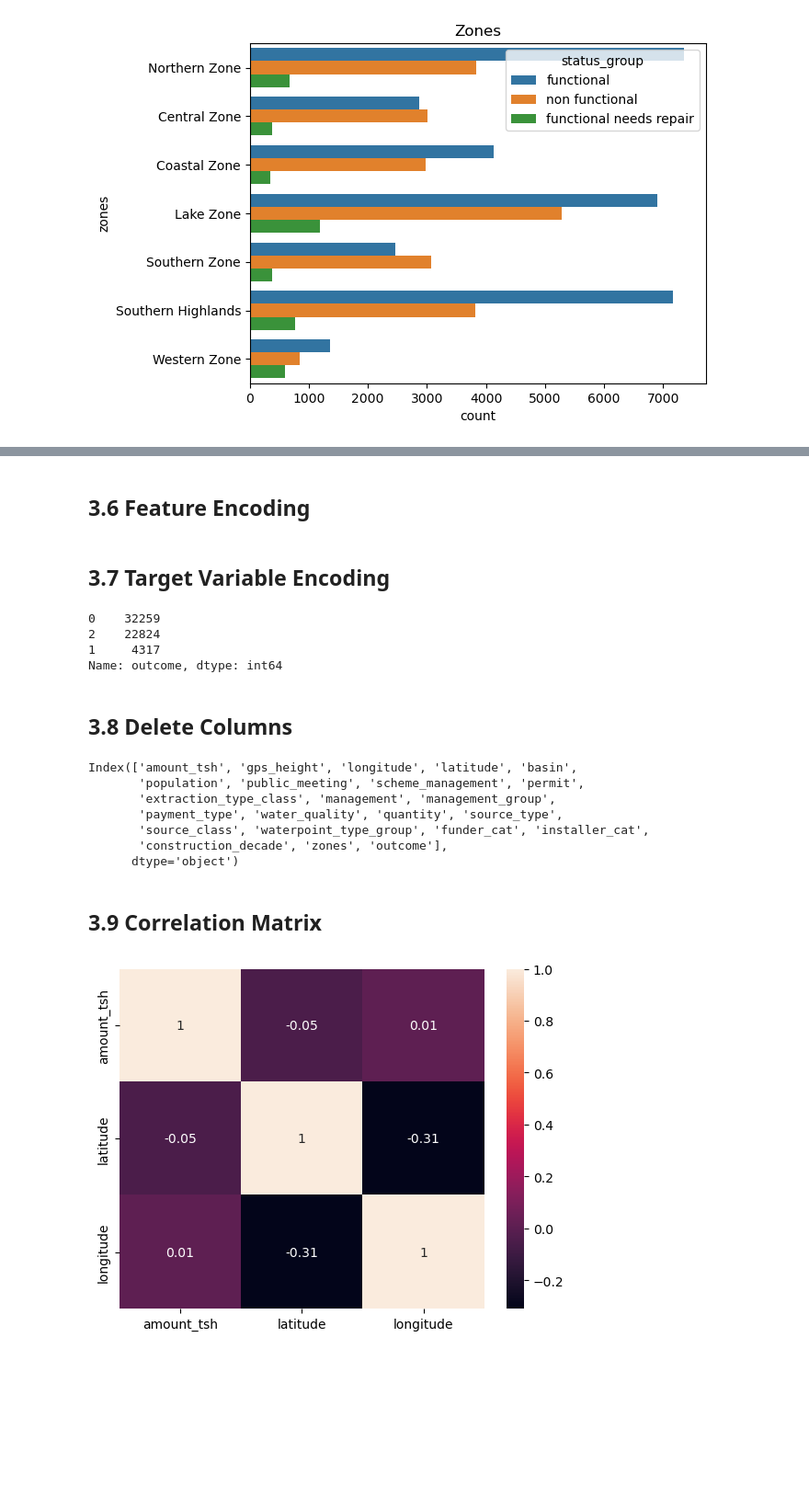
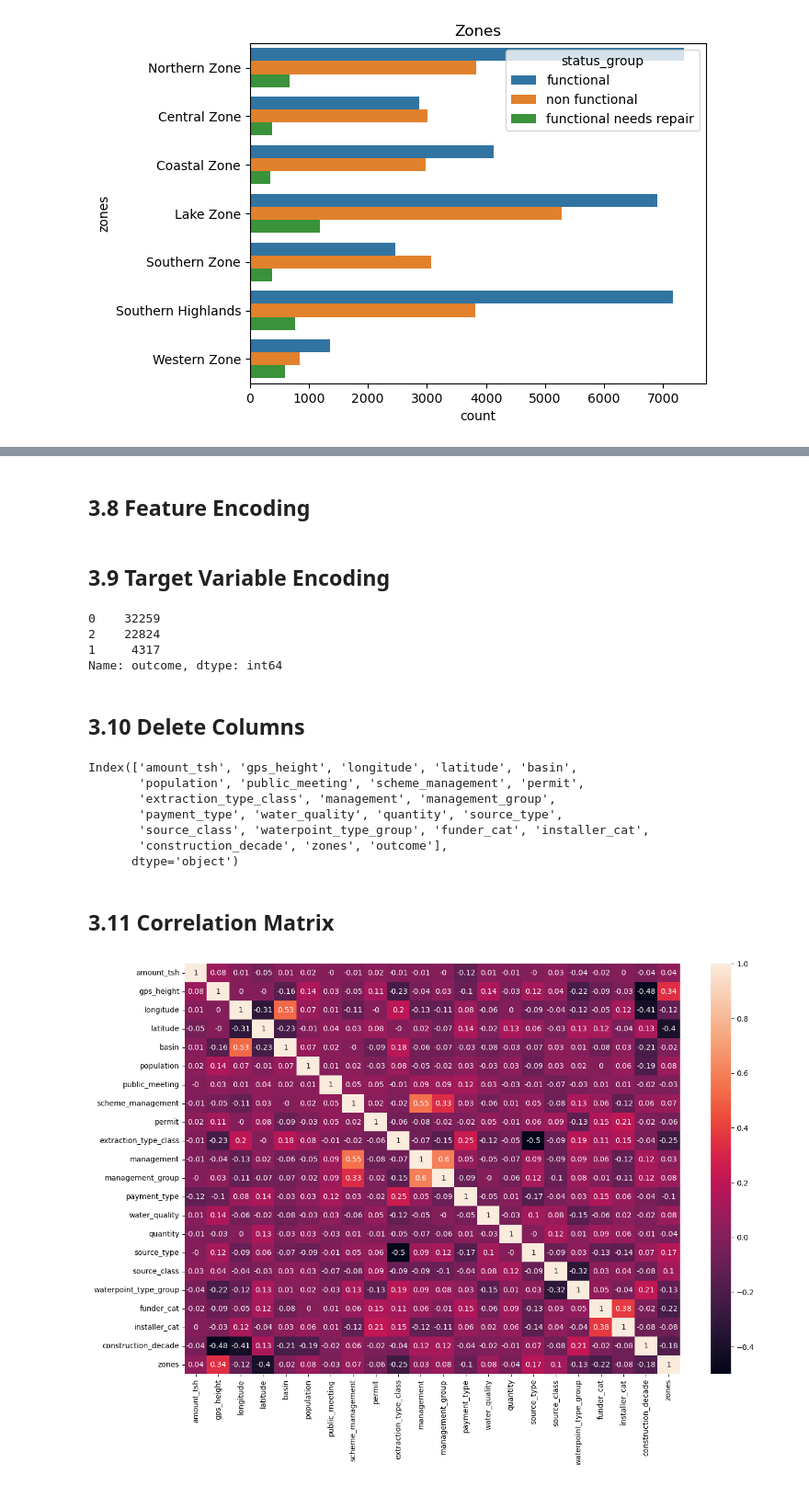
Before and after one commit to JasonErwin/dma-project, a Jupyter notebook: testing-notebooks/Jason_Preprocessing.ipynb, the cells around one changed output, grey strips where cells are left out. Shown at 92% size. Drawn from its saved outputs; the diff is of its cells as text; code cells hidden in the pictures; blank space fills up the shorter version.

Commit message:
Feature Encoding + Random Forrest Feature Selection

```diff
--- a/testing-notebooks/Jason_Preprocessing.ipynb
+++ b/testing-notebooks/Jason_Preprocessing.ipynb
@@ -1133,0 +1241,2 @@ Text(0.5, 1.0, 'Zones')
+# %%
+df_combined['public_meeting'] = df_combined['public_meeting'].fillna("Unknown")
@@ -1134,7 +1256,40 @@ Text(0.5, 1.0, 'Zones')
 # %% [markdown]
-## 3.6 Feature Encoding
+## 3.8 Feature Encoding
+# %%
+df_combined['permit'] = df_combined['permit'].astype(str)
+df_combined['public_meeting'] = df_combined['public_meeting'].astype(str)
+# %%
+class MultiColumnLabelEncoder:
+    def __init__(self,columns = None):
+        self.columns = columns # array of column names to encode
+
+    def fit(self,X,y=None):
+        return self # not relevant here
+
+    def transform(self,X):
+        '''
+        Transforms columns of X specified in self.columns using
+        LabelEncoder(). If no columns specified, transforms all
+        columns in X.
+        '''
+        output = X.copy()
+        if self.columns is not None:
+            for col in self.columns:
+                output[col] = LabelEncoder().fit_transform(output[col])
+        else:
+            for colname,col in output.iteritems():
+                output[colname] = LabelEncoder().fit_transform(col)
+        return output
+
+    def fit_transform(self,X,y=None):
+        return self.fit(X,y).transform(X)
+# %%
+df_combined = MultiColumnLabelEncoder(columns = ['basin','public_meeting','scheme_management','permit','extraction_type_class',
+                                                'management','management_group','payment_type','water_quality','quantity',
+                                                'source_type','source_class','waterpoint_type_group','funder_cat','installer_cat',
+                                                'construction_decade','zones']).fit_transform(df_combined)
 # %% [markdown]
-## 3.7 Target Variable Encoding
+## 3.9 Target Variable Encoding
 # %%
 # Function for Target Variable Integer Encoding
 def label_outcome (row):
@@ -1155,7 +1310,7 @@ df_combined['outcome'].value_counts()
 1     4317
 Name: outcome, dtype: int64
 # %% [markdown]
-## 3.8 Delete Columns
+## 3.10 Delete Columns
 # %%
 # Delete Columns which are unimportant or redundant
 df_clean = df_combined.drop(columns = ['id','date_recorded', 'wpt_name','num_private','subvillage','region_code','district_code','lga','ward','recorded_by',
@@ -1172,12 +1327,13 @@ Index(['amount_tsh', 'gps_height', 'longitude', 'latitude', 'basin',
        'construction_decade', 'zones', 'outcome'],
       dtype='object')
 # %% [markdown]
-## 3.9 Correlation Matrix
+## 3.11 Correlation Matrix
 # %%
 # Correlation Matrix
-X_train= df_clean[['amount_tsh','latitude','longitude']]
-matrix = X_train.corr().round(2)
+plt.figure(figsize=(15,10))
+features = df_clean.drop(columns = ['outcome'])
+matrix = features.corr().round(2)
 sns.heatmap(matrix, annot=True)
 plt.show()
 # %% [output]
-[figure, old version]
+[figure, new version]
```
Also changed, not shown: parts of 30 cells of this notebook.
